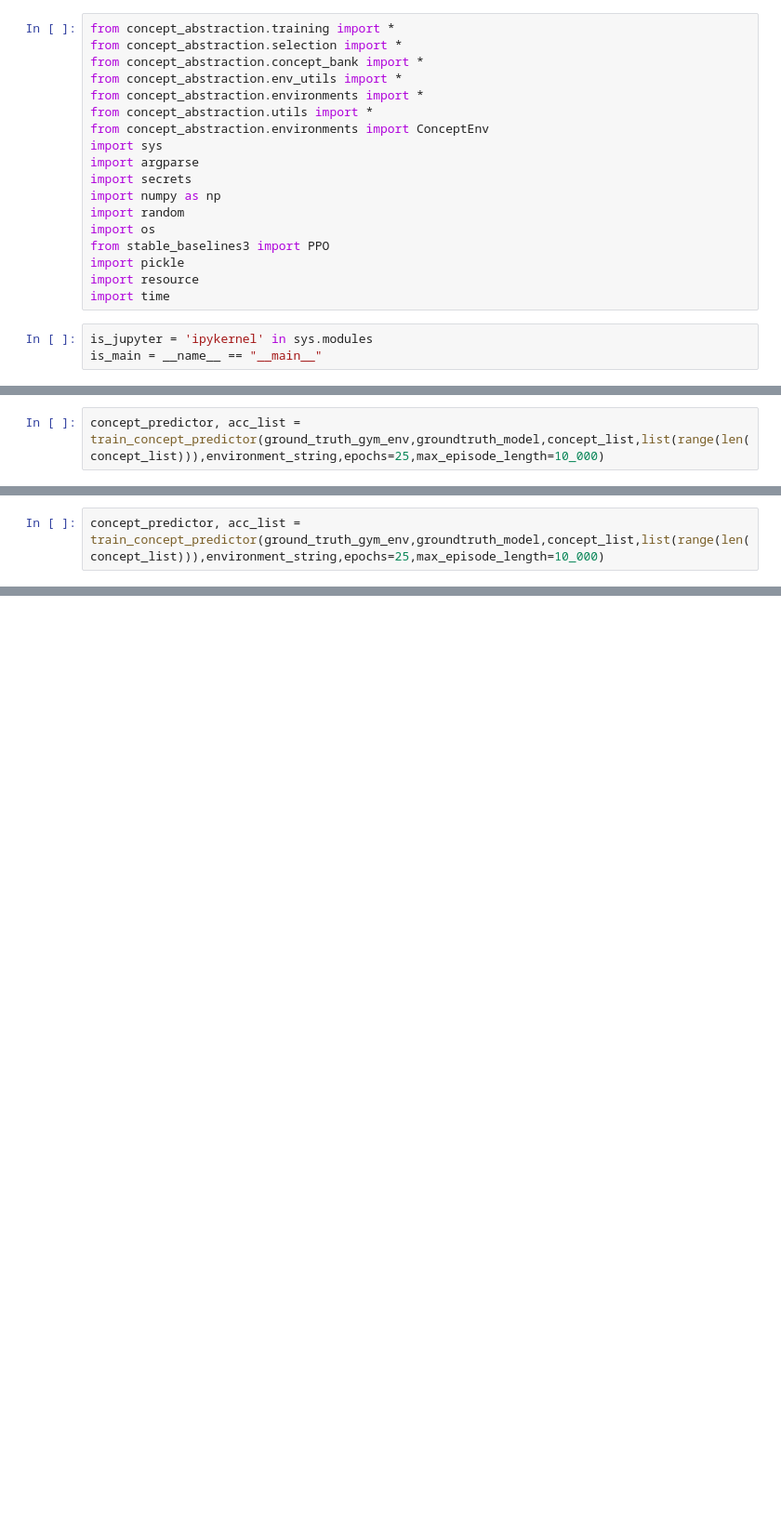
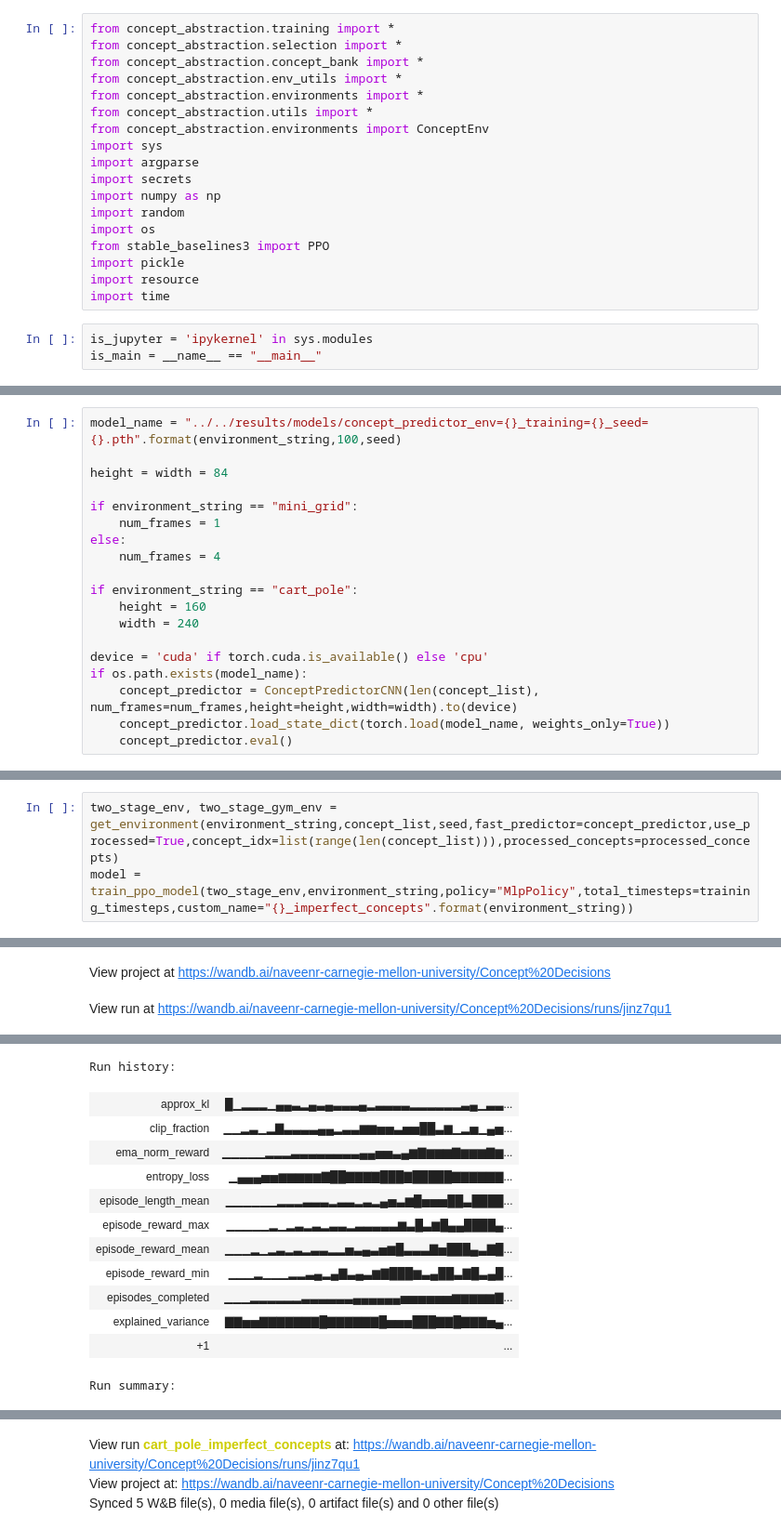
Before and after one commit to naveenr414/concept_decisions, a Jupyter notebook: scripts/notebooks/Scratch Space.ipynb, the cells around one changed output, grey strips where cells are left out. Shown at 93% size. Saved outputs shown, nothing was run; the diff lists cells and outputs as text; blank space fills up the shorter version.

```diff
--- a/scripts/notebooks/Scratch Space.ipynb
+++ b/scripts/notebooks/Scratch Space.ipynb
@@ -75,2 +50,0 @@ if environment_string == "cart_pole":
-# %%
-concept_predictor, acc_list = train_concept_predictor(ground_truth_gym_env,groundtruth_model,concept_list,list(range(len(concept_list))),environment_string,epochs=25,max_episode_length=10_000)
@@ -109,2 +57,0 @@ Box(0, 255, (4, 160, 240), uint8)
-# %%
-concept_predictor, acc_list = train_concept_predictor(ground_truth_gym_env,groundtruth_model,concept_list,list(range(len(concept_list))),environment_string,epochs=25,max_episode_length=10_000)
@@ -134,0 +58,19 @@ Time 11.702568292617798
+# %%
+model_name = "../../results/models/concept_predictor_env={}_training={}_seed={}.pth".format(environment_string,100,seed)
+
+height = width = 84
+
+if environment_string == "mini_grid":
+    num_frames = 1
+else:
+    num_frames = 4
+
+if environment_string == "cart_pole":
+    height = 160
+    width = 240
+
+device = 'cuda' if torch.cuda.is_available() else 'cpu'
+if os.path.exists(model_name):
+    concept_predictor = ConceptPredictorCNN(len(concept_list), num_frames=num_frames,height=height,width=width).to(device)
+    concept_predictor.load_state_dict(torch.load(model_name, weights_only=True))
+    concept_predictor.eval()
@@ -134,0 +116,4 @@ Time 11.702568292617798
+# %%
+two_stage_env, two_stage_gym_env = get_environment(environment_string,concept_list,seed,fast_predictor=concept_predictor,use_processed=True,concept_idx=list(range(len(concept_list))),processed_concepts=processed_concepts)
+model = train_ppo_model(two_stage_env,environment_string,policy="MlpPolicy",total_timesteps=training_timesteps,custom_name="{}_imperfect_concepts".format(environment_string))
+# %% [output]
@@ -134,0 +124,2 @@ Time 11.702568292617798
+View project at https://wandb.ai/naveenr-carnegie-mellon-university/Concept%20Decisions
+View run at https://wandb.ai/naveenr-carnegie-mellon-university/Concept%20Decisions/runs/jinz7qu1
@@ -134,0 +127,13 @@ Time 11.702568292617798
+Run history:
+| approx_kl | █▁▂▂▂▁▄▄▃▂▄▃▄▃▃▃▄▂▃▃▃▃▂▂▂▂▂▂▃▄▁▃▃... |
+| clip_fraction | ▁▁▂▃▁▂▇▃▃▃▃▄▄▂▃▃▆▆▅▅▃▅▅██▃▆▁▂▅▁▄▅... |
+| ema_norm_reward | ▁▁▁▁▁▂▂▂▃▃▃▃▃▃▃▃▄▄▅▅▃▄▆▇▆▆▆▇▆▆▆▇▆... |
+| entropy_loss | ▁▄▄▄▅▅▆▆▆▆▆▇██▇▇▇▇███▇█████▇▇▇▇▇▇... |
+| episode_length_mean | ▁▁▁▁▁▁▂▂▂▃▃▃▂▃▃▂▃▂▄▅▃▆█▅▅▅██▃████... |
+| episode_reward_max | ▁▁▁▁▁▂▁▂▃▂▃▂▃▃▂▃▃▃▃▃▆▃█▃▆█▄▄████▄... |
+| episode_reward_mean | ▁▁▁▂▁▂▃▂▃▂▃▃▂▂▅▃▄▃▅▆█▃▃▃▇▅███▄▃▇█... |
+| episode_reward_min | ▁▁▁▂▁▁▁▂▂▃▄▂▄▇▃▄▃▆▇███▆▃▄██▃▇█▃▄█... |
+| episodes_completed | ▁▁▁▂▂▂▂▂▂▃▃▃▃▃▃▄▄▄▄▄▄▅▅▅▅▅▅▆▆▆▆▆▇... |
+| explained_variance | ▇▇▅▅▇▇▇▇▇▇▇█▇▇▇▇▇▇█▅▅▅███▇▇█▇▇▇▅▄... |
+| +1 | ... |
+Run summary:
@@ -134,0 +151,3 @@ Time 11.702568292617798
+View run cart_pole_imperfect_concepts at: https://wandb.ai/naveenr-carnegie-mellon-university/Concept%20Decisions/runs/jinz7qu1
+View project at: https://wandb.ai/naveenr-carnegie-mellon-university/Concept%20Decisions
+Synced 5 W&B file(s), 0 media file(s), 0 artifact file(s) and 0 other file(s)
```
Also changed, not shown: parts of 14 cells of this notebook, 8 other files.
